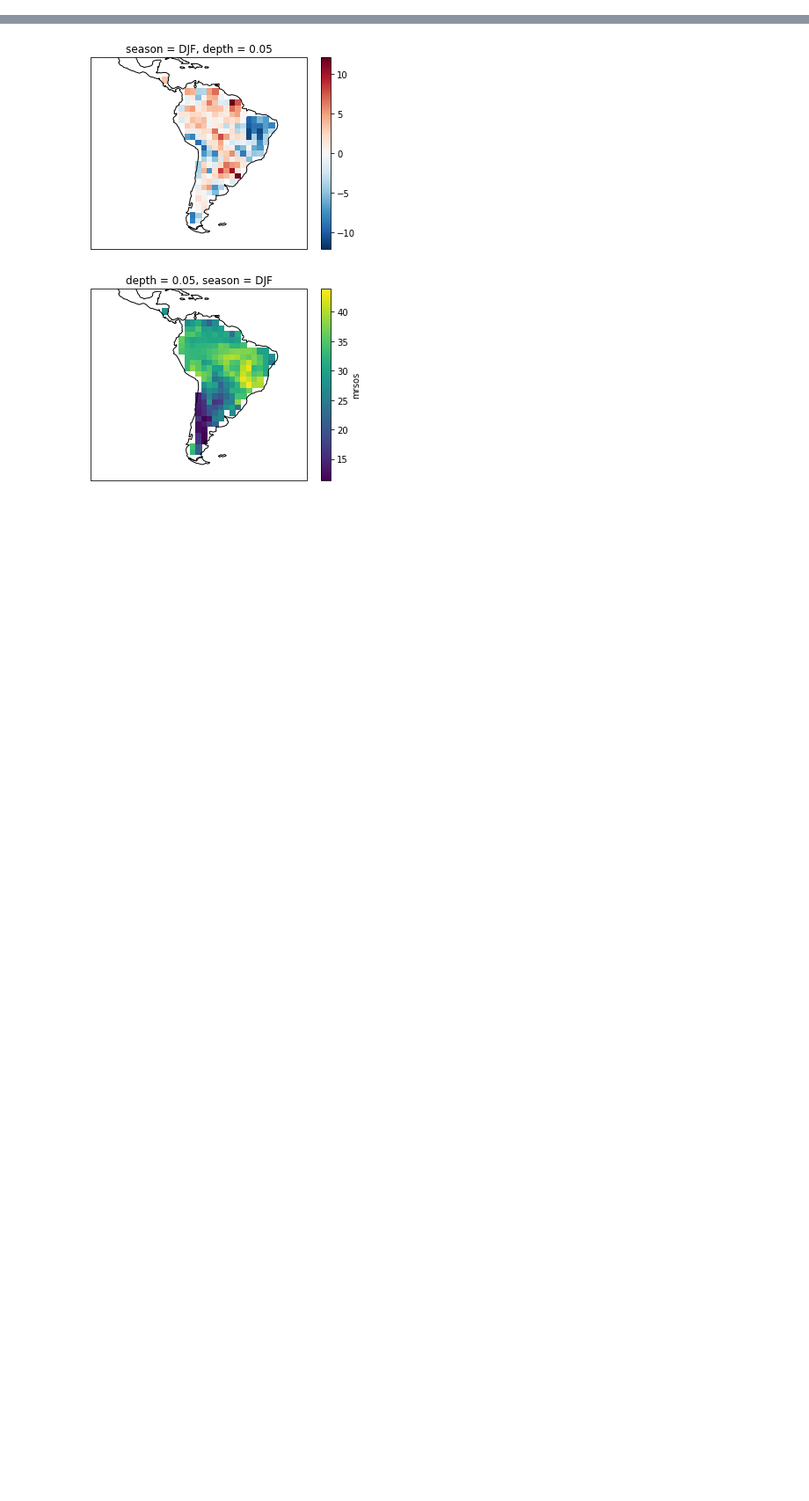
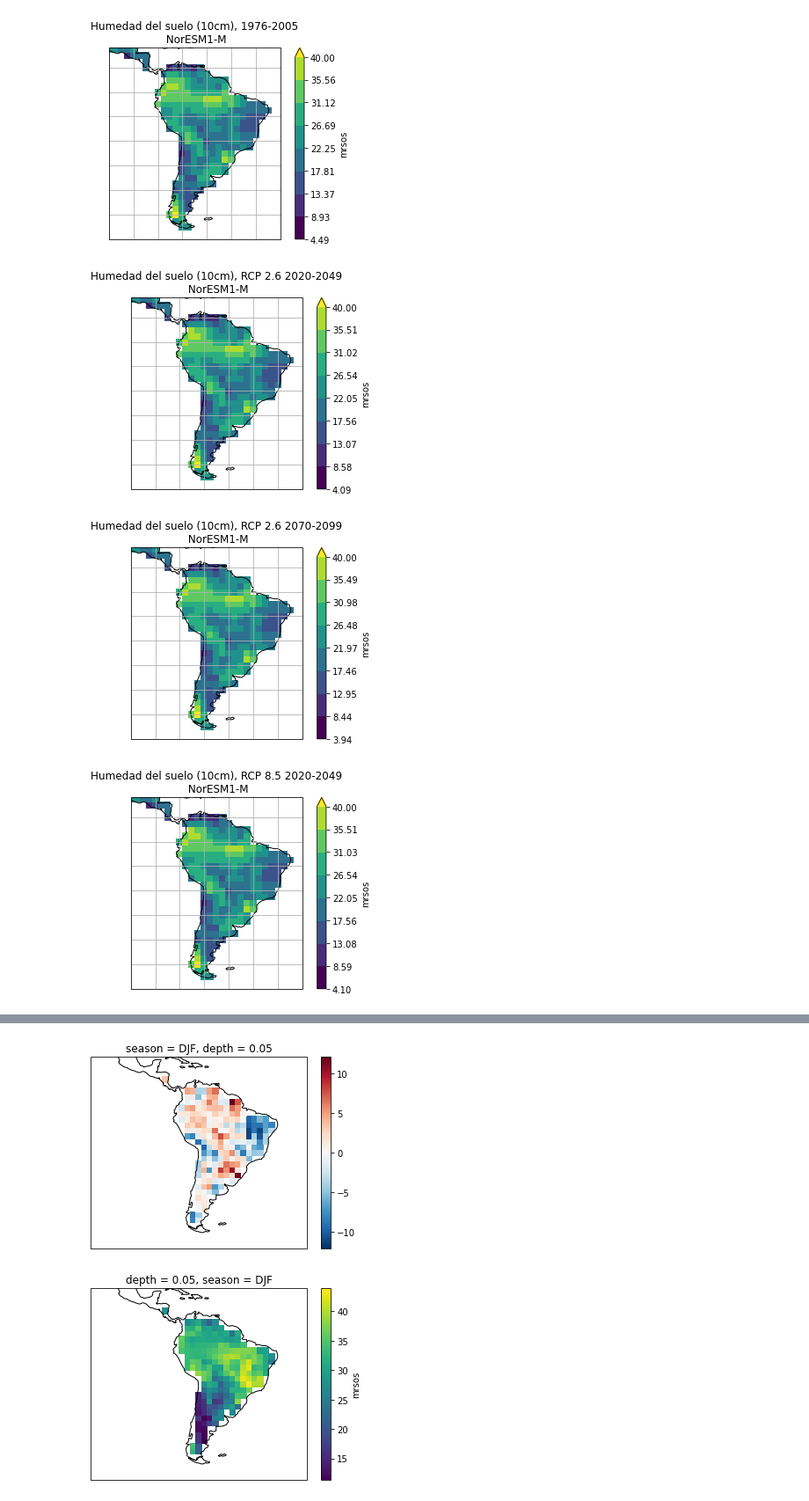
Before and after one commit to blychs/climatologia_fisica, a Jupyter notebook: practica_especial.ipynb, the cells around one changed output, grey strips where cells are left out. Shown at 88% size. Saved outputs shown, nothing was run; the diff lists cells and outputs as text; code cells hidden in the pictures; blank space fills up the shorter version.

```diff
--- a/practica_especial.ipynb
+++ b/practica_especial.ipynb
@@ -129,14 +129,14 @@ q_c5_85_far   = xr.open_dataset('NorESM1-M/huss_Amon_NorESM1-M_rcp85_r1_207001-2
                                )['huss']
 # """"""""""""""""""""""""""""""""""""""
 
-sm_c5_hist = xr.open_mfdataset('NorESM1-M/mrsos_Lmon_NorESM1-M_historical_r*_2.5.nc',
+sm_thin_c5_hist = xr.open_mfdataset('NorESM1-M/mrsos_Lmon_NorESM1-M_historical_r*_2.5.nc',
                                combine='nested',
                                concat_dim='r')['mrsos']
-sm_c5_ens = sm_c5_hist.mean(dim='r', keep_attrs=True)
-sm_c5_26_close = xr.open_dataset('NorESM1-M/mrsos_Lmon_NorESM1-M_rcp26_r1_2020-2049_2.5.nc')['mrsos']
-sm_c5_26_far   = xr.open_dataset('NorESM1-M/mrsos_Lmon_NorESM1-M_rcp26_r1_2070-2099_2.5.nc')['mrsos']
-sm_c5_85_close = xr.open_dataset('NorESM1-M/mrsos_Lmon_NorESM1-M_rcp85_r1_2020-2049_2.5.nc')['mrsos']
-sm_c5_85_far   = xr.open_dataset('NorESM1-M/mrsos_Lmon_NorESM1-M_rcp85_r1_2070-2099_2.5.nc')['mrsos']
+sm_thin_c5_ens = sm_thin_c5_hist.mean(dim='r', keep_attrs=True)
+sm_thin_c5_26_close = xr.open_dataset('NorESM1-M/mrsos_Lmon_NorESM1-M_rcp26_r1_2020-2049_2.5.nc')['mrsos']
+sm_thin_c5_26_far   = xr.open_dataset('NorESM1-M/mrsos_Lmon_NorESM1-M_rcp26_r1_2070-2099_2.5.nc')['mrsos']
+sm_thin_c5_85_close = xr.open_dataset('NorESM1-M/mrsos_Lmon_NorESM1-M_rcp85_r1_2020-2049_2.5.nc')['mrsos']
+sm_thin_c5_85_far   = xr.open_dataset('NorESM1-M/mrsos_Lmon_NorESM1-M_rcp85_r1_2070-2099_2.5.nc')['mrsos']
 # %%
 # Load files CMIP6
 pr_c6_hist = xr.open_mfdataset('NorESM2-LM/pr_Amon_NorESM2-LM_historical_r*_2.5_anu.nc',
@@ -319,0 +288,21 @@ plt.show()
+# %%
+mask_land = regionmask.defined_regions.natural_earth.land_110.mask(sm_thin_c6_ens)
+
+dsm_c5 = {'1976-2005': sm_thin_c5_ens,
+          'RCP 2.6 2020-2049': sm_thin_c5_26_close,'RCP 2.6 2070-2099': sm_thin_c5_26_far,
+          'RCP 8.5 2020-2049': sm_thin_c5_85_close,'RCP 8.5 2070-2099': sm_thin_c5_85_far}
+#plt.figure(figsize=(20,10))
+
+for i in dsm_c5:
+    ax = plt.axes(projection=ccrs.PlateCarree())
+    ax.set_extent([260, 330, -55, 15])
+    dsm_c5[i].mean(dim='time').where(mask_land == 0).plot(vmax=40, levels=9)
+    ax.coastlines()
+    ax.gridlines()
+    plt.title('Humedad del suelo (10cm), ' + i + '\n NorESM1-M')
+    plt.show()
+# %% [output]
+[figure, added]
+[figure, added]
+[figure, added]
+[figure, added]
```
Also changed, not shown: parts of 9 cells of this notebook.
